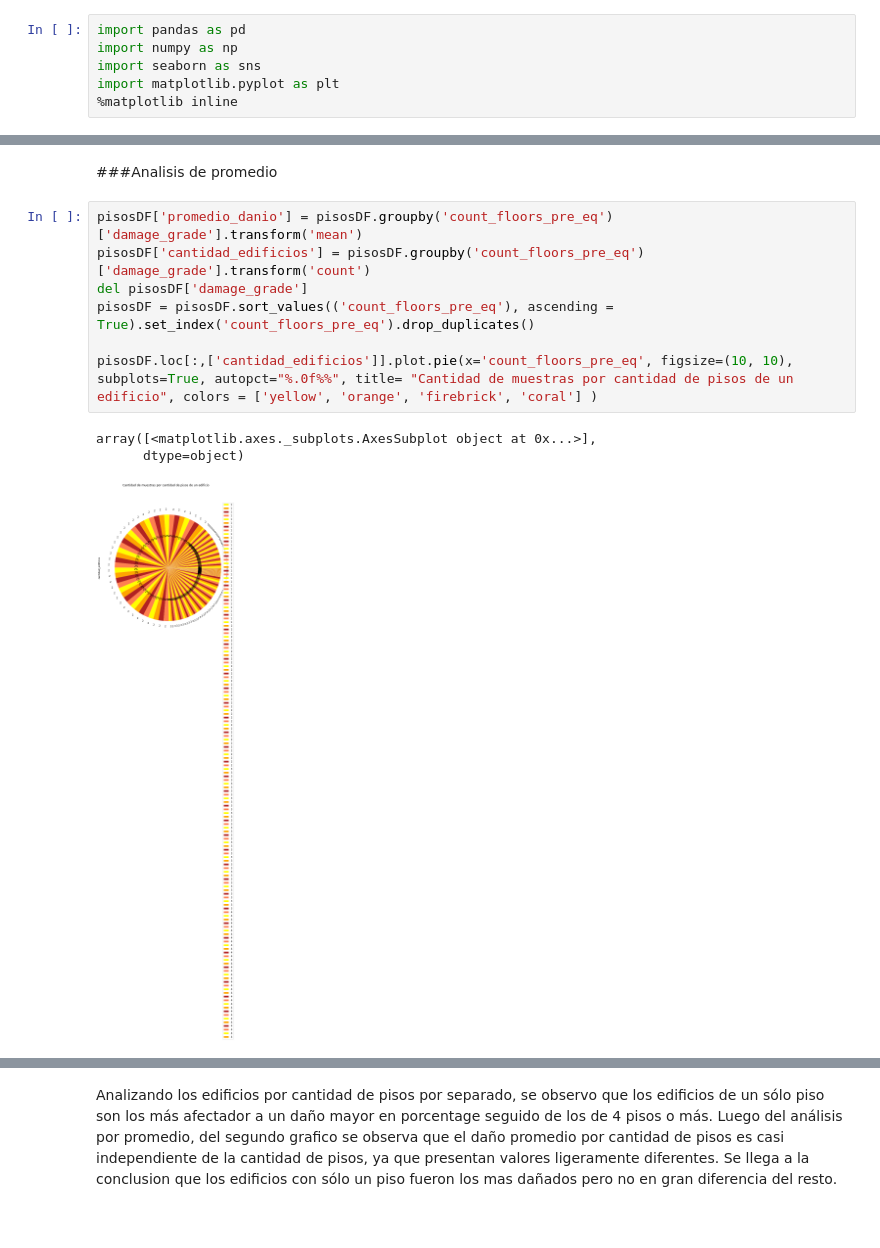
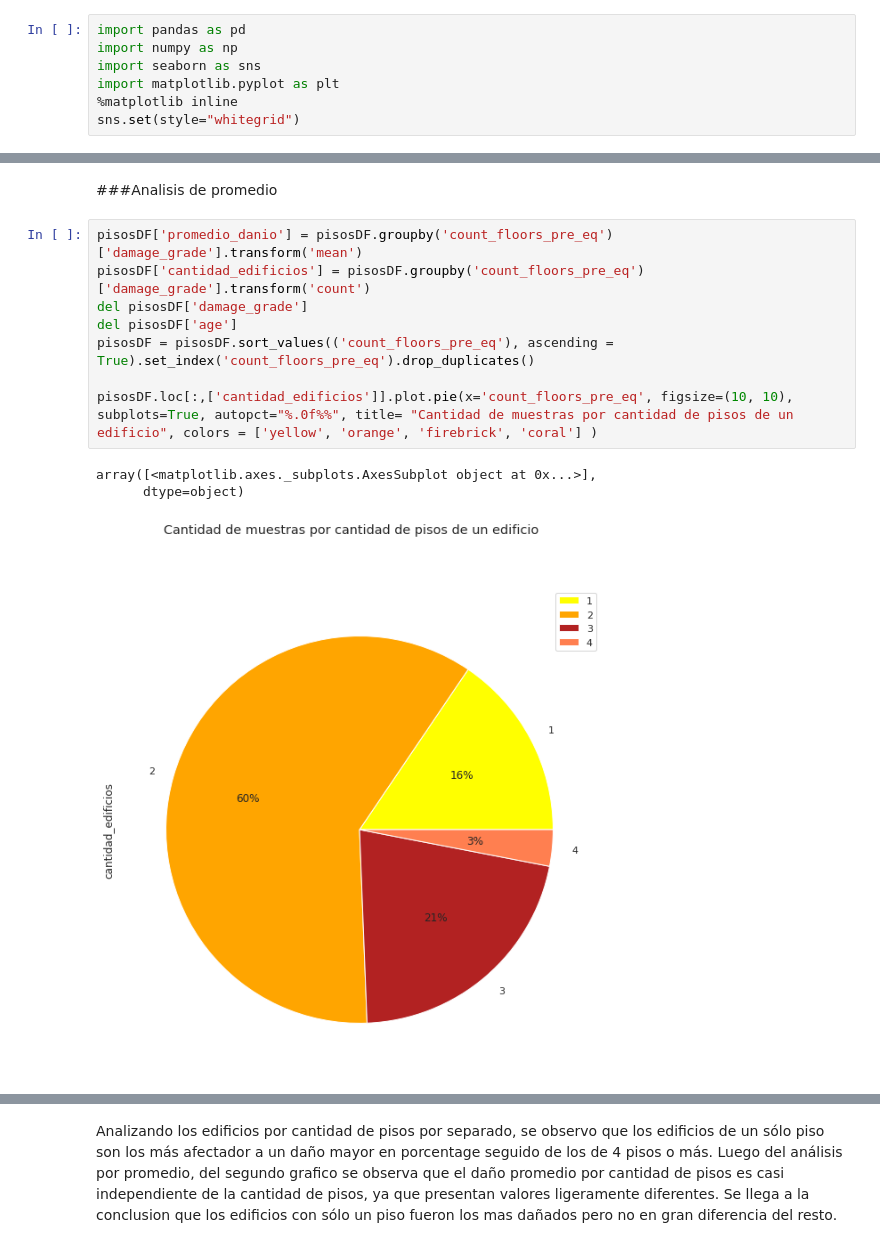
Before and after one commit to SBen-IV/TP-OrgaDeDatos, a Jupyter notebook: TP1/analisis_dimensiones_estructuras.ipynb, the cells around one changed output, grey strips where cells are left out. Cells and saved outputs as stored; diff of their text form.

```diff
--- a/TP1/analisis_dimensiones_estructuras.ipynb
+++ b/TP1/analisis_dimensiones_estructuras.ipynb
@@ -33,6 +33,7 @@ import numpy as np
 import seaborn as sns
 import matplotlib.pyplot as plt
 %matplotlib inline
+sns.set(style="whitegrid")
 # %%
 id = '1xRTGPvaCuxk6DSGAQgU0tu9dXscvnIc3'
 downloaded = drive.CreateFile({'id': id})
@@ -224,12 +225,13 @@ De igual manera que los anteriores, se observa que para los edificios de tres pi
 # %%
 pisosDF['promedio_danio'] = pisosDF.groupby('count_floors_pre_eq')['damage_grade'].transform('mean')
 pisosDF['cantidad_edificios'] = pisosDF.groupby('count_floors_pre_eq')['damage_grade'].transform('count')
 del pisosDF['damage_grade']
+del pisosDF['age']
 pisosDF = pisosDF.sort_values(('count_floors_pre_eq'), ascending = True).set_index('count_floors_pre_eq').drop_duplicates()
 
 pisosDF.loc[:,['cantidad_edificios']].plot.pie(x='count_floors_pre_eq', figsize=(10, 10), subplots=True, autopct="%.0f%%", title= "Cantidad de muestras por cantidad de pisos de un edificio", colors = ['yellow', 'orange', 'firebrick', 'coral'] )
 # %% [output]
 array([<matplotlib.axes._subplots.AxesSubplot object at 0x...>],
       dtype=object)
-[figure, old version]
+[figure, new version]
 # %%
```
Also changed, not shown: parts of 60 cells of this notebook.
